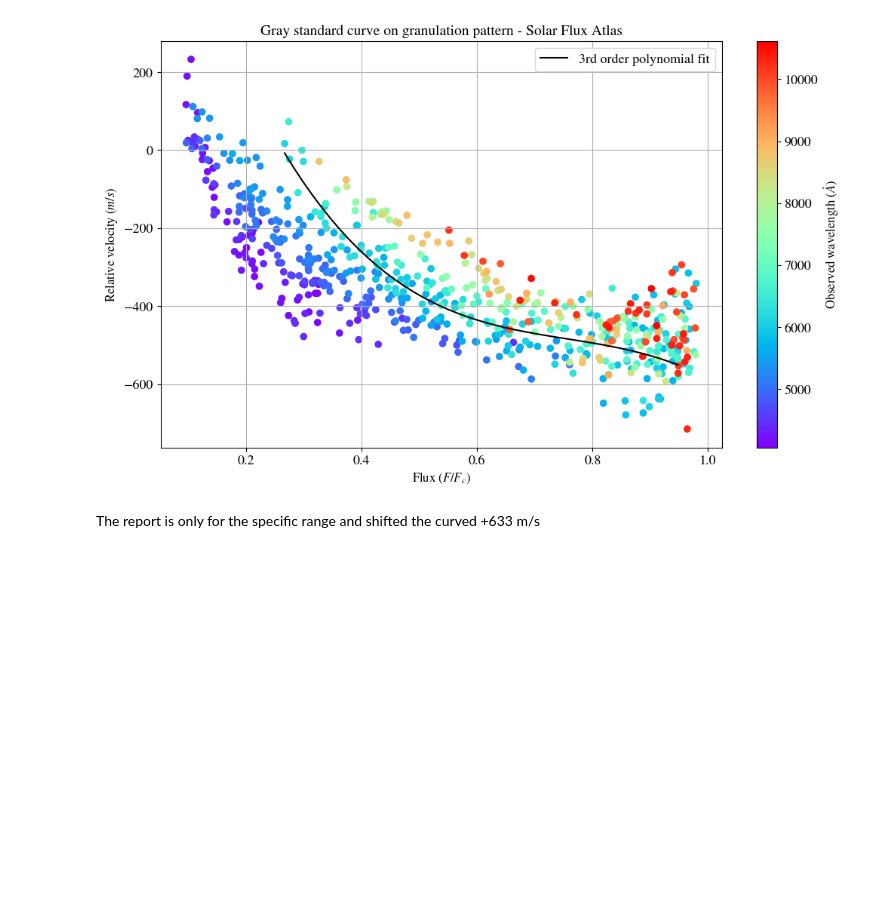
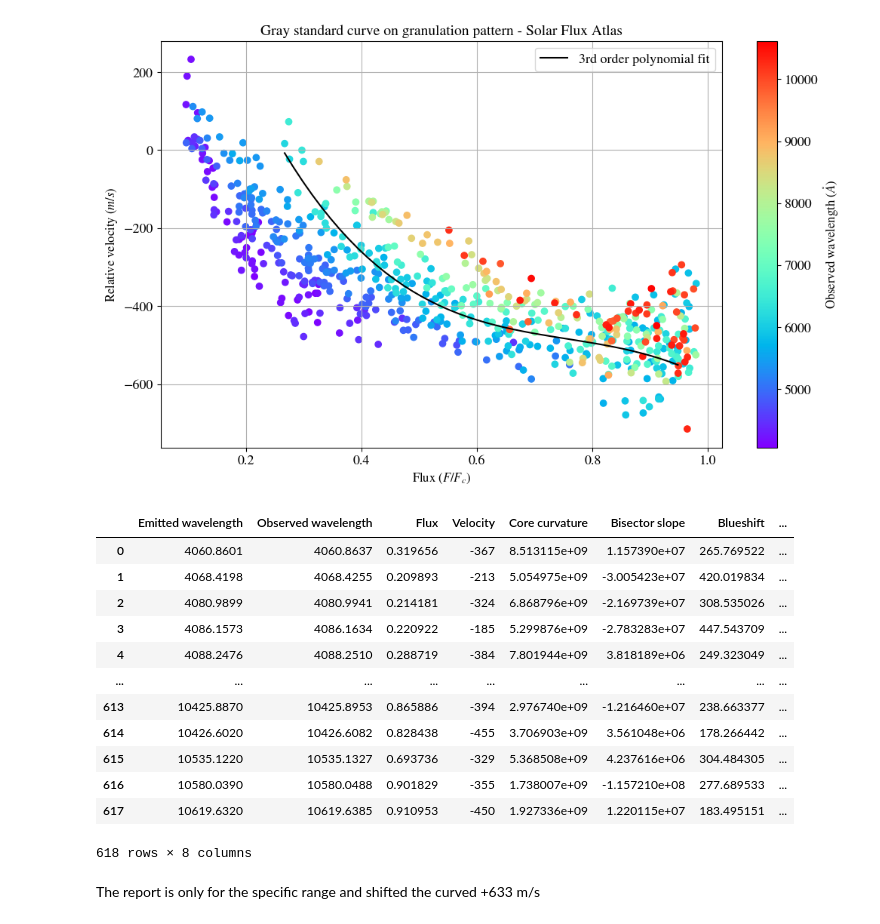
Before and after one commit to ccuellarn/Measurement-and-Characterization-of-Granulation-Patterns-in-the-IAG-Solar-Flux-Spectrum, a Jupyter notebook: Project/Characterization/Third signature/Standard_curves.ipynb, the cells around one changed output. Drawn from its saved outputs; the diff is of its cells as text; code cells hidden in the pictures; blank space fills up the shorter version.

```diff
--- a/Project/Characterization/Third signature/Standard_curves.ipynb
+++ b/Project/Characterization/Third signature/Standard_curves.ipynb
@@ -68,6 +68,22 @@ ax.grid()
 # fig1.savefig('Standard curve_Gray.pdf')
 # %% [output]
 [figure]
+# %%
+VIS_data
+# %% [output]
+|  | Emitted wavelength | Observed wavelength | Flux | Velocity | Core curvature | Bisector slope | Blueshift | ... |
+| 0 | 4060.8601 | 4060.8637 | 0.319656 | -367 | 8.513115e+09 | 1.157390e+07 | 265.769522 | ... |
+| 1 | 4068.4198 | 4068.4255 | 0.209893 | -213 | 5.054975e+09 | -3.005423e+07 | 420.019834 | ... |
+| 2 | 4080.9899 | 4080.9941 | 0.214181 | -324 | 6.868796e+09 | -2.169739e+07 | 308.535026 | ... |
+| 3 | 4086.1573 | 4086.1634 | 0.220922 | -185 | 5.299876e+09 | -2.783283e+07 | 447.543709 | ... |
+| 4 | 4088.2476 | 4088.2510 | 0.288719 | -384 | 7.801944e+09 | 3.818189e+06 | 249.323049 | ... |
+| ... | ... | ... | ... | ... | ... | ... | ... | ... |
+| 613 | 10425.8870 | 10425.8953 | 0.865886 | -394 | 2.976740e+09 | -1.216460e+07 | 238.663377 | ... |
+| 614 | 10426.6020 | 10426.6082 | 0.828438 | -455 | 3.706903e+09 | 3.561048e+06 | 178.266442 | ... |
+| 615 | 10535.1220 | 10535.1327 | 0.693736 | -329 | 5.368508e+09 | 4.237616e+06 | 304.484305 | ... |
+| 616 | 10580.0390 | 10580.0488 | 0.901829 | -355 | 1.738007e+09 | -1.157210e+08 | 277.689533 | ... |
+| 617 | 10619.6320 | 10619.6385 | 0.910953 | -450 | 1.927336e+09 | 1.220115e+07 | 183.495151 | ... |
+618 rows × 8 columns
 # %% [markdown]
 The report is only for the specific range and shifted the curved +633 m/s
 # %%
```
Also changed, not shown: parts of 3 cells of this notebook, 1 other file.
